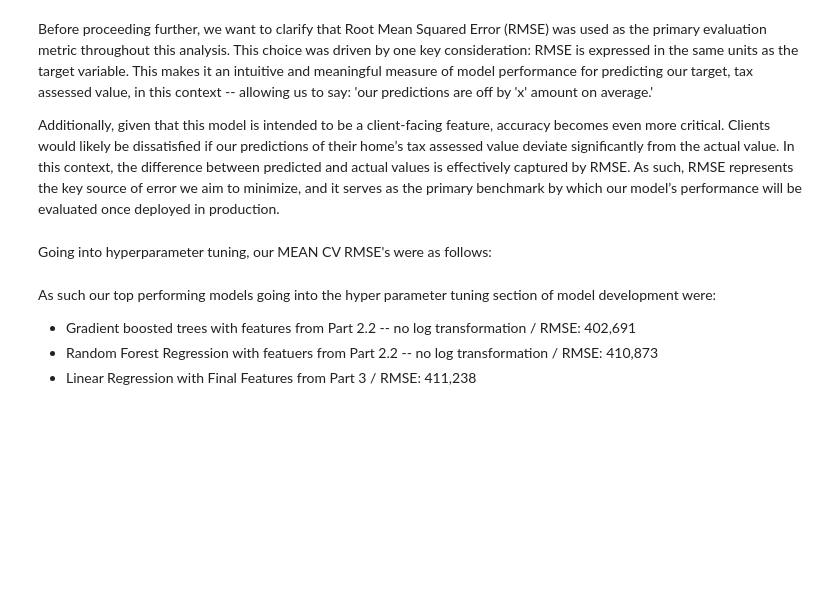
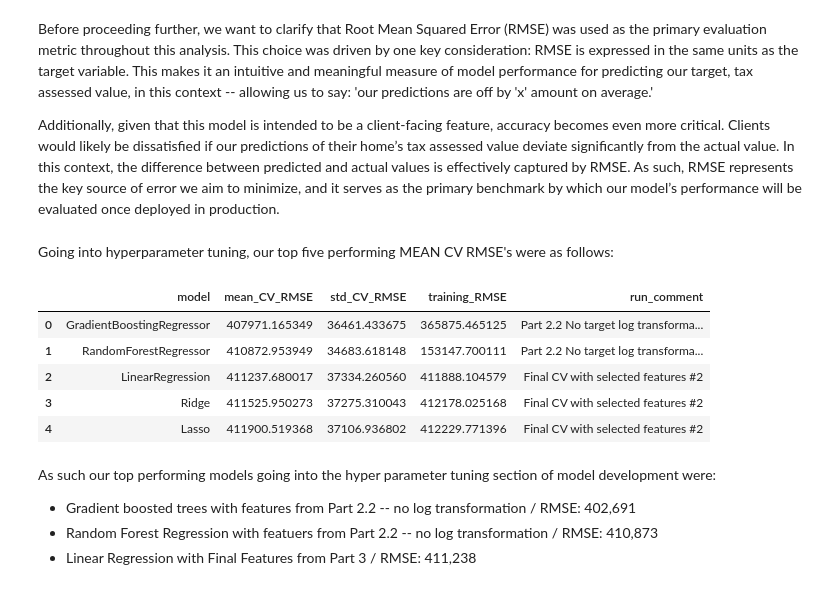
Before and after one commit to LeeMcFarling/Final_Project_Writeup, a Jupyter notebook: Final_Project_Report.ipynb, the cells around one changed output. Saved outputs shown, nothing was run; the diff lists cells and outputs as text; code cells hidden in the pictures; blank space fills up the shorter version.

```diff
--- a/Final_Project_Report.ipynb
+++ b/Final_Project_Report.ipynb
@@ -185,6 +187,11 @@ fine_tuning_df = pd.read_csv('Datasets_Results/fine_tuning_df.csv')
 # Combined Results Global DF that Subsequent Results are appended to
 combined_results_df = pd.read_csv('Datasets_Results/combined_results.csv')
 
+# Ranked Results Filtering for Part 4 Plotting (filtering out anything that happened during fine-tuning)
+ranked_results = pd.read_csv('Datasets_Results/ranked_results.csv')
+ranked_results1 = ranked_results[['model', 'mean_CV_RMSE', 'std_CV_RMSE', 'training_RMSE', 'run_comment']].sort_values(by='mean_CV_RMSE', ascending=True)
+ranked_results_pre_part4 = ranked_results1[~ranked_results1['run_comment'].str.contains('Fine-')]
+
 # Copy of Combined Results with Extra Columns for Plotting in Write up
 combined_results_part4 = pd.read_csv('Datasets_Results/combined_results_part4.csv')
 # %% [markdown]
@@ -1010,9 +1004,16 @@ Before proceeding further, we want to clarify that Root Mean Squared Error (RMSE
 
 Additionally, given that this model is intended to be a client-facing feature, accuracy becomes even more critical. Clients would likely be dissatisfied if our predictions of their home’s tax assessed value deviate significantly from the actual value. In this context, the difference between predicted and actual values is effectively captured by RMSE. As such, RMSE represents the key source of error we aim to minimize, and it serves as the primary benchmark by which our model’s performance will be evaluated once deployed in production.
 # %% [markdown]
-Going into hyperparameter tuning, our MEAN CV RMSE's were as follows:
+Going into hyperparameter tuning, our top five performing MEAN CV RMSE's were as follows:
 # %%
-# Insert Graph from part 3
+ranked_results_pre_part4.head(5)
+# %% [output]
+|  | model | mean_CV_RMSE | std_CV_RMSE | training_RMSE | run_comment |
+| 0 | GradientBoostingRegressor | 407971.165349 | 36461.433675 | 365875.465125 | Part 2.2 No target log transforma... |
+| 1 | RandomForestRegressor | 410872.953949 | 34683.618148 | 153147.700111 | Part 2.2 No target log transforma... |
+| 2 | LinearRegression | 411237.680017 | 37334.260560 | 411888.104579 | Final CV with selected features #2 |
+| 3 | Ridge | 411525.950273 | 37275.310043 | 412178.025168 | Final CV with selected features #2 |
+| 4 | Lasso | 411900.519368 | 37106.936802 | 412229.771396 | Final CV with selected features #2 |
 # %% [markdown]
 As such our top performing models going into the hyper parameter tuning section of model development were:
 
```
Also changed, not shown: parts of 29 cells of this notebook.
